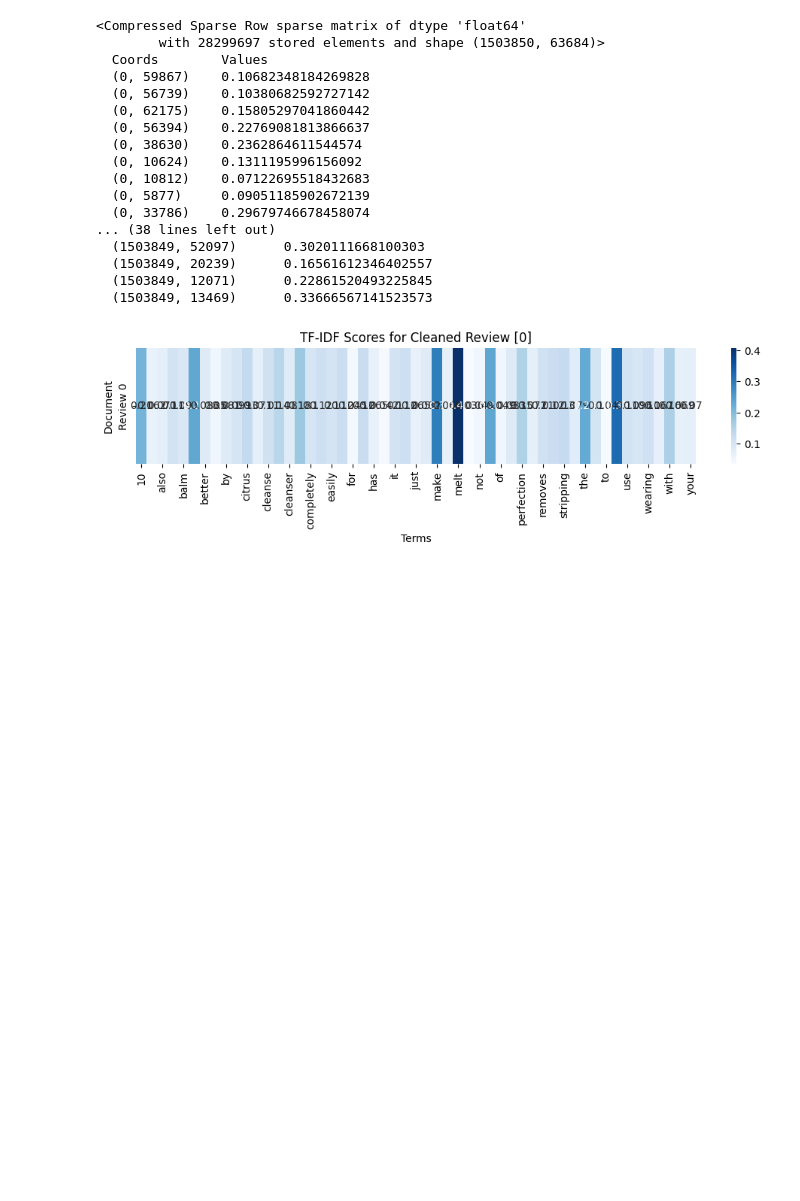
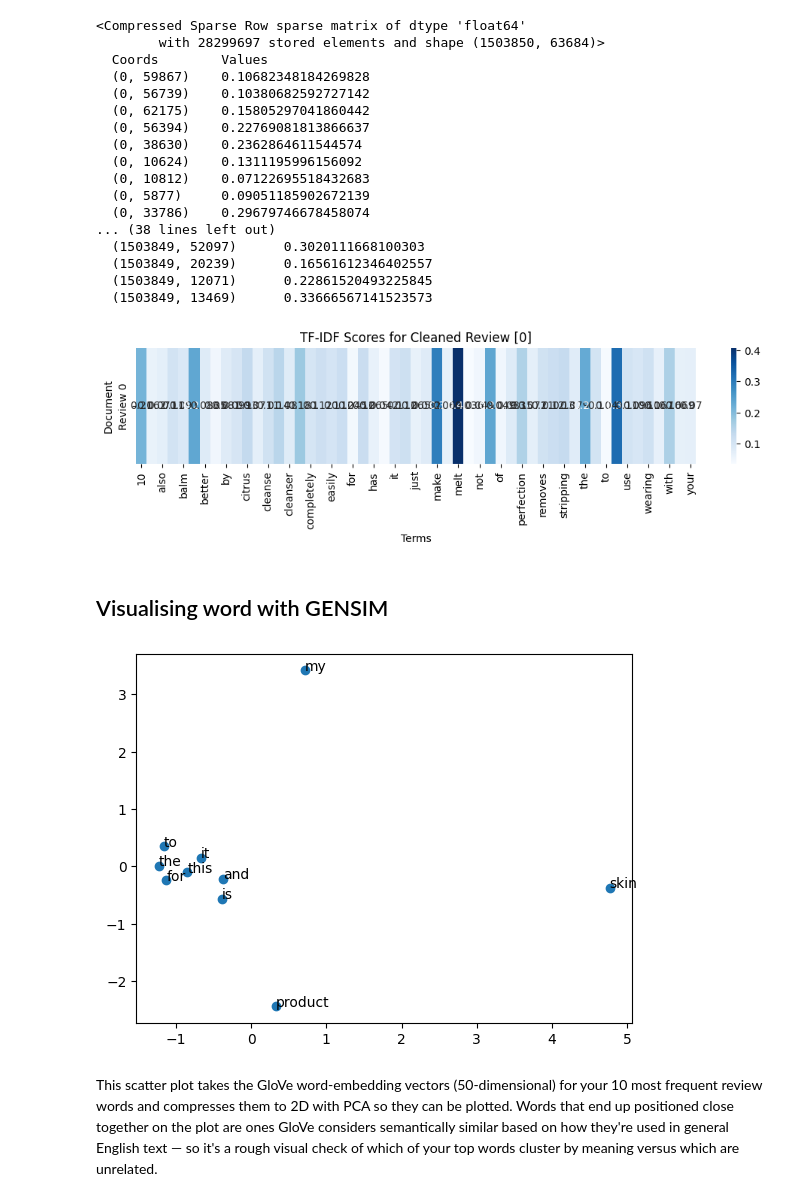
Before and after one commit to imgabrielas/Sephora, a Jupyter notebook: 06_sentiment_analysis.ipynb, the cells around one changed output. Cells and saved outputs as stored; diff of their text form; code cells hidden in the pictures; blank space fills up the shorter version.

Commit message:
pca visualisation

```diff
--- a/06_sentiment_analysis.ipynb
+++ b/06_sentiment_analysis.ipynb
@@ -325,3 +325,30 @@ plt.ylabel("Document")
 plt.show()
 # %% [output]
 [figure]
+# %% [markdown]
+## Visualising word with GENSIM
+# %%
+from sklearn.decomposition import PCA
+import gensim.downloader as api
+model = api.load('glove-wiki-gigaword-50')
+
+freq = np.asarray(bow_matrix.sum(axis=0)).flatten()
+vocab = vectorizer.get_feature_names_out()
+top_10_indices = np.argsort(freq)[::-1][:10]
+words = [vocab[i] for i in top_10_indices]
+
+word_vectors = [model[word] for word in words]
+
+pca = PCA(n_components=2)
+word_vectors_2d = pca.fit_transform(word_vectors)
+
+plt.scatter(word_vectors_2d[:, 0], word_vectors_2d[:, 1])
+for word, (x, y) in zip(words, word_vectors_2d):
+    plt.annotate(word, (x, y))
+plt.show()
+# %% [output]
+[figure, added]
+# %% [markdown]
+This scatter plot takes the GloVe word-embedding vectors (50-dimensional) for your 10 most frequent review words and compresses them to 2D with PCA so they
+  can be plotted. Words that end up positioned close together on the plot are ones GloVe considers semantically similar based on how they're used in general
+  English text — so it's a rough visual check of which of your top words cluster by meaning versus which are unrelated.
```
